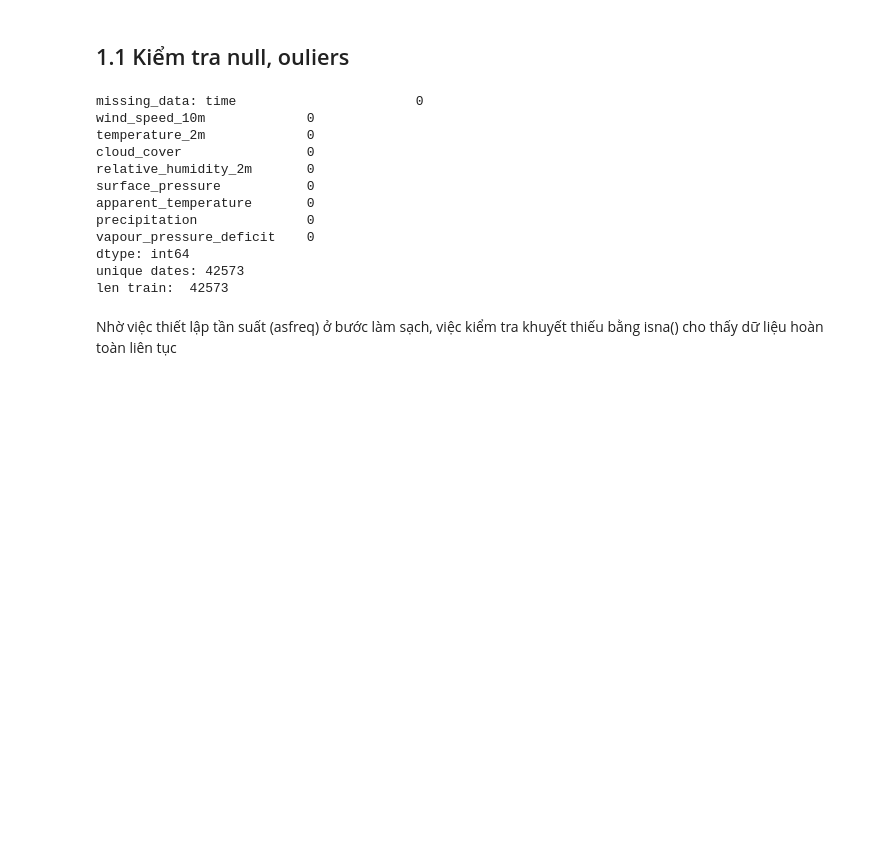
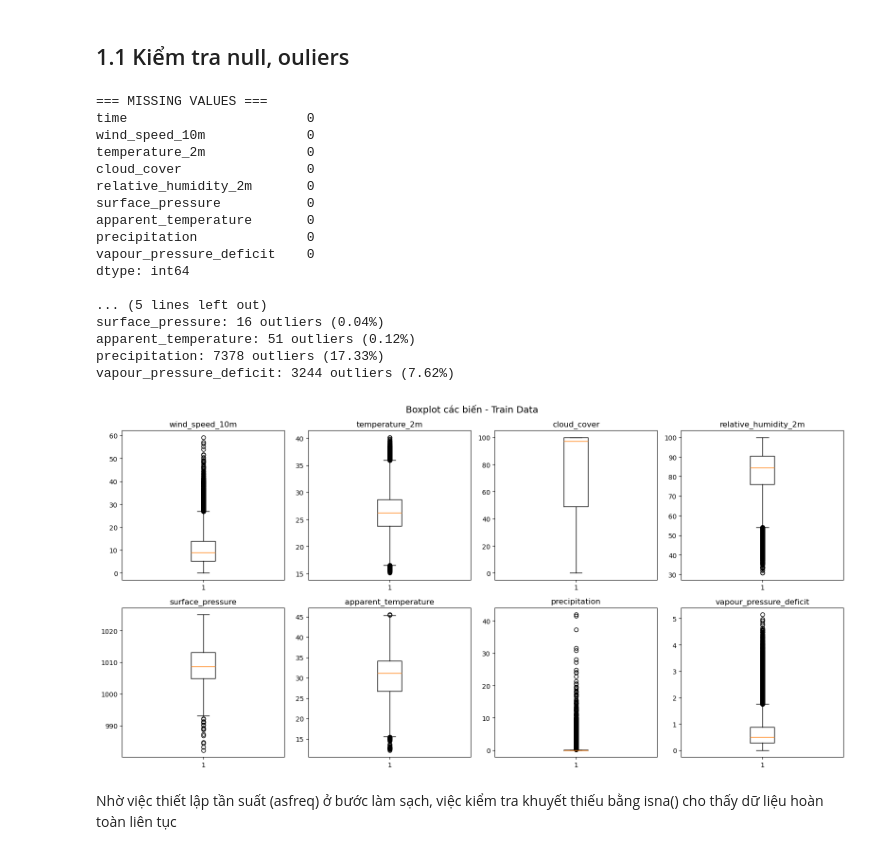
Before and after one commit to meowmeow-uwu/temperature-predictation, a Jupyter notebook: 3_training.ipynb, the cells around one changed output. Drawn from its saved outputs; the diff is of its cells as text; code cells hidden in the pictures; blank space fills up the shorter version.

```diff
--- a/3_training.ipynb
+++ b/3_training.ipynb
@@ -12,3 +17,17 @@ train.head()
 | 2 | 2021-01-01 02:00:00 | 23.565569 | 19.35 | 99.0 | 67.36236 | 1019.09000 | ... |
 | 3 | 2021-01-01 03:00:00 | 24.192429 | 19.20 | 91.0 | 68.21654 | 1018.59010 | ... |
 | 4 | 2021-01-01 04:00:00 | 23.838959 | 19.25 | 100.0 | 66.90323 | 1018.89010 | ... |
+# %%
+# Load data
+train_df = pd.read_csv('clean_data/clean_data_train.csv')
+test_df = pd.read_csv('clean_data/clean_data_test.csv')
+
+# Parse datetime
+train_df['time'] = pd.to_datetime(train_df['time'])
+test_df['time'] = pd.to_datetime(test_df['time'])
+
+print("Train shape:", train_df.shape)
+print("Test shape:", test_df.shape)
+print("\nTrain time range:", train_df['time'].min(), "→", train_df['time'].max())
+print("Test time range:", test_df['time'].min(), "→", test_df['time'].max())
+print("\nColumns:", train_df.columns.tolist())
@@ -17,22 +56,51 @@ train.head()
 # %% [markdown]
 ## 1.1 Kiểm tra null, ouliers
 # %%
-print("missing_data:", train.isna().sum())
-print("unique dates:", train.index.nunique())
-print("len train: ", len(train))
+# Kiểm tra missing values
+print("=== MISSING VALUES ===")
+print(train_df.isnull().sum())
+
+# Kiểm tra outliers theo IQR
+print("\n=== SỐ LƯỢNG OUTLIERS THEO IQR ===")
+numeric_cols = [col for col in train_df.columns if col != 'time']
+for col in numeric_cols:
+    Q1 = train_df[col].quantile(0.25)
+    Q3 = train_df[col].quantile(0.75)
+    IQR = Q3 - Q1
+    lower = Q1 - 1.5 * IQR
+    upper = Q3 + 1.5 * IQR
+    outliers = train_df[(train_df[col] < lower) | (train_df[col] > upper)]
+    pct = len(outliers) / len(train_df) * 100
+    print(f"{col}: {len(outliers)} outliers ({pct:.2f}%)")
+
+# Boxplot
+fig, axes = plt.subplots(2, 4, figsize=(16, 8))
+axes = axes.flatten()
+for i, col in enumerate(numeric_cols):
+    axes[i].boxplot(train_df[col].dropna())
+    axes[i].set_title(col)
+plt.suptitle('Boxplot các biến - Train Data', fontsize=14)
+plt.tight_layout()
+plt.show()
 # %% [output]
-missing_data: time                       0
+=== MISSING VALUES ===
+time                       0
 wind_speed_10m             0
 temperature_2m             0
 cloud_cover                0
 relative_humidity_2m       0
 surface_pressure           0
 apparent_temperature       0
 precipitation              0
 vapour_pressure_deficit    0
 dtype: int64
-unique dates: 42573
-len train:  42573
+
+... (5 lines left out)
+surface_pressure: 16 outliers (0.04%)
+apparent_temperature: 51 outliers (0.12%)
+precipitation: 7378 outliers (17.33%)
+vapour_pressure_deficit: 3244 outliers (7.62%)
+[figure, added]
 # %% [markdown]
 Nhờ việc thiết lập tần suất (asfreq) ở bước làm sạch, việc kiểm tra khuyết thiếu bằng isna() cho thấy dữ liệu hoàn toàn liên tục
 # %% [markdown]
```
Also changed, not shown: parts of 33 cells of this notebook.
